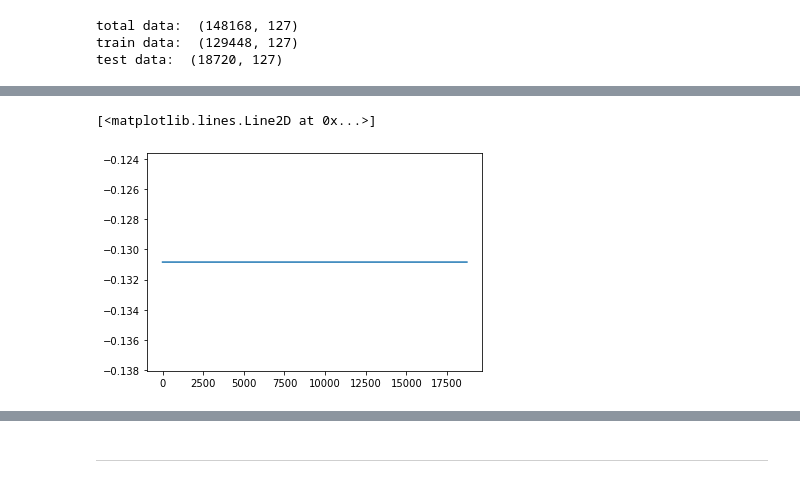
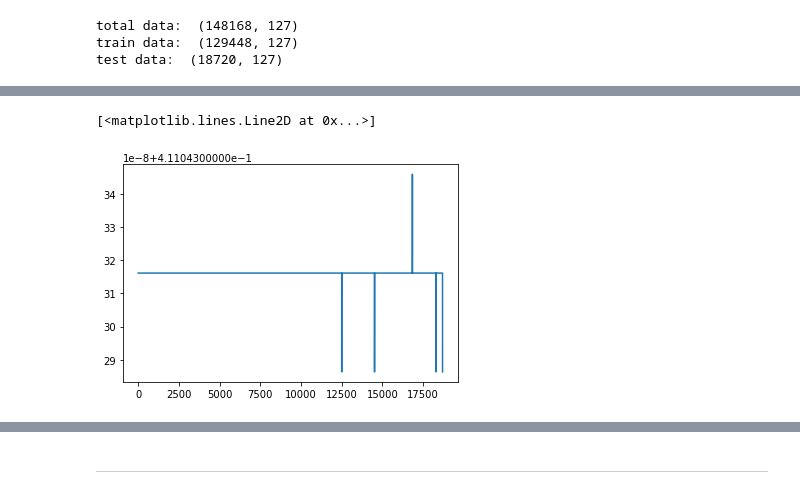
Before and after one commit to yxbxn/smart_farm, a Jupyter notebook: Code/lstm_demo_scaled.ipynb, the cells around one changed output, grey strips where cells are left out. Drawn from its saved outputs; the diff is of its cells as text; code cells hidden in the pictures.

Commit message:
lstm with scaled data

```diff
--- a/Code/lstm_demo_scaled.ipynb
+++ b/Code/lstm_demo_scaled.ipynb
@@ -205,9 +155,10 @@ InternalError: Failed copying input tensor from /job:localhost/replica:0/task:0/
 # %%
 lstm_model = tf.keras.models.Sequential([
     LSTM(200, return_sequences=True, input_shape=x_train_single.shape[-2:]),
+    LSTM(200, return_sequences=True),
     LSTM(200),
     Dense(128, activation='relu'),
-    Dropout(0.3),
+    Dense(64, activation='relu'),
     Dense(units=STEP),
 ])
 lstm_model.compile(optimizer=tf.keras.optimizers.RMSprop(learning_rate=0.005), loss=tf.keras.metrics.mean_squared_error, metrics=[tf.keras.metrics.RootMeanSquaredError(name='rmse')])
@@ -237,6 +186,6 @@ model_path = 'LSTM_Multivariate_real.h5'
 early_stopings = tf.keras.callbacks.EarlyStopping(monitor='val_rmse', min_delta=0, patience=15, verbose=1, mode='min')
 checkpoint =  tf.keras.callbacks.ModelCheckpoint(model_path, monitor='val_rmse', save_best_only=True, mode='min', verbose=0)
 callbacks=[early_stopings,checkpoint]
-history = lstm_model.fit(x_train_multi, y_train_multi,epochs=100,steps_per_epoch=50,validation_data=(x_val_multi,y_val_multi),validation_steps=20,verbose=1,callbacks=callbacks, shuffle=False)
+history = lstm_model.fit(train_data_single,epochs=100,steps_per_epoch=50,validation_data=val_data_single,validation_steps=20,verbose=1,callbacks=callbacks, shuffle=False)
 # %% [output]
 Epoch 1/100
@@ -273,0 +219,6 @@ array([[0.36925718],
+# %%
+df = df.fillna(0)
+x_test_single, y_test_single = multivariate_data(df.iloc[:,~df.columns.isin(['열공급량(kWh'])].values, df.iloc[:,df.columns.isin(['열공급량(kWh'])].values,
+                                                   test_idx, None, past_history, future_target, STEP, single_step=True)
+# %%
+pred = lstm_model.predict(x_test_single)
@@ -274,6 +235,6 @@ array([[0.36925718],
 # %%
-plt.plot(pred_Inverse)
+plt.plot(pred)
 # %% [output]
 [<matplotlib.lines.Line2D at 0x...>]
-[figure, old version]
+[figure, new version]
 # %%
```
Also changed, not shown: parts of 31 cells of this notebook, 3 other files.
